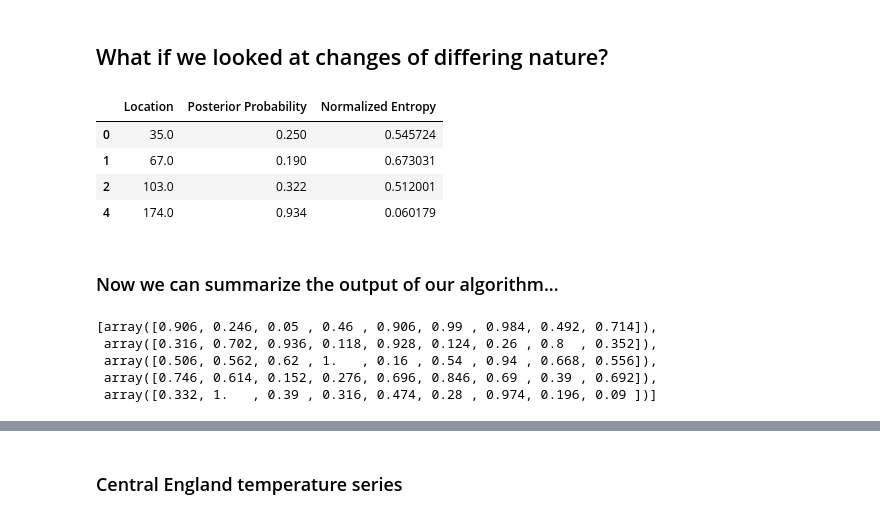
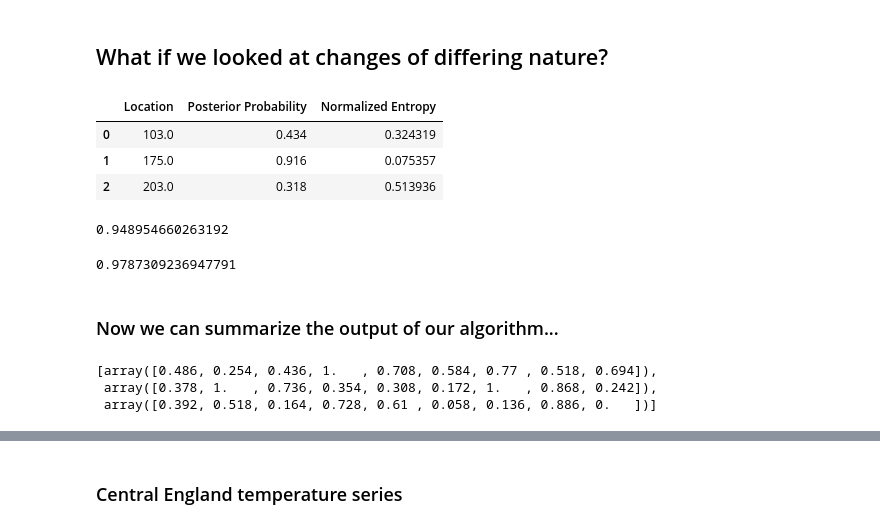
Before and after one commit to manilasoldier/bclr, a Jupyter notebook: bclr_multi_examples.ipynb, the cells around one changed output, grey strips where cells are left out. Cells and saved outputs as stored; diff of their text form; code cells hidden in the pictures.

```diff
--- a/bclr_multi_examples.ipynb
+++ b/bclr_multi_examples.ipynb
@@ -139,12 +167,17 @@ print(randindex(cp_cf + [n], bkps))
 # %%
 np.random.seed(881923)
 h1 = np.array([[1, 0.2, 0.1], [0.2, 1, 0], [0.1, 0, 1]])
-h2 = np.array([[4, 0.2, 0.1], [0.2, 1, 0], [0.1, 0, 1]])
+h2 = np.array([[4, 0.4, 0.1], [0.4, 1, 0], [0.1, 0, 1]])
+h3 = np.array([[4, 0.4, -1.7], [0.4, 1, 0], [-1.7, 0, 1]])
 L1 = np.linalg.cholesky(h1)
 L2 = np.linalg.cholesky(h2)
+L3 = np.linalg.cholesky(h3)
 
 a = np.random.randn(100, 3) @ L1
 b = np.random.randn(75, 3) @ L2
-c = np.random.randn(30, 3) @ L2 + np.broadcast_to([0, 3, -1], (30, 3))
+c = np.random.randn(30, 3) @ L2 + np.broadcast_to([0, 3, 0], (30, 3))
+d = np.random.randn(45, 3) @ L3 + np.broadcast_to([0, 3, 0], (45, 3))
 
-Xnew = pf.fit_transform(ss.fit_transform(np.r_[a,b,c]))
+X = np.r_[a,b,c,d]
+Xnew = ss.fit_transform(pf.fit_transform(np.r_[a,b,c,d]))
+prior_cov9 = np.diag(np.repeat(1, 9))
@@ -153,13 +184,3 @@ prior_cov9 = np.diag(np.repeat(1, 9))
 # %%
-bclrM_new = bclr.MultiBayesCC(Xnew, cps=5, prior_cov=prior_cov9, min_size=10)
-bclrM_new.warm_up()
-bclrM_new.fit()
+bclrM_new = bclr.MultiBayesCC(Xnew, cps=6, prior_cov=prior_cov9, min_size=10)
+cps=bclrM_new.predict()
-# %%
-bclrM_new.transform()
-bclrM_new.cps_df(thr=thr)
-# %% [output]
-|  | Location | Posterior Probability | Normalized Entropy |
-| 0 | 35.0 | 0.250 | 0.545724 |
-| 1 | 67.0 | 0.190 | 0.673031 |
-| 2 | 103.0 | 0.322 | 0.512001 |
-| 4 | 174.0 | 0.934 | 0.060179 |
@@ -165,0 +197,7 @@ bclrM_new.cps_df(thr=thr)
+# %%
+cps
+# %% [output]
+|  | Location | Posterior Probability | Normalized Entropy |
+| 0 | 103.0 | 0.434 | 0.324319 |
+| 1 | 175.0 | 0.916 | 0.075357 |
+| 2 | 203.0 | 0.318 | 0.513936 |
@@ -166,13 +206,20 @@ bclrM_new.cps_df(thr=thr)
+# %%
+cps_bclr = list(cps['Location'])+[250]
+adj_rand(cps_bclr, changes)
+# %% [output]
+0.948954660263192
+# %%
+randindex(cps_bclr, changes)
+# %% [output]
+0.9787309236947791
 # %% [markdown]
 ### Now we can summarize the output of our algorithm...
 # %%
 [np.mean(bc.post_beta > 0, axis=0) for bc in bclrM_new.bccs_]
 # %% [output]
-[array([0.906, 0.246, 0.05 , 0.46 , 0.906, 0.99 , 0.984, 0.492, 0.714]),
- array([0.316, 0.702, 0.936, 0.118, 0.928, 0.124, 0.26 , 0.8  , 0.352]),
- array([0.506, 0.562, 0.62 , 1.   , 0.16 , 0.54 , 0.94 , 0.668, 0.556]),
- array([0.746, 0.614, 0.152, 0.276, 0.696, 0.846, 0.69 , 0.39 , 0.692]),
- array([0.332, 1.   , 0.39 , 0.316, 0.474, 0.28 , 0.974, 0.196, 0.09 ])]
+[array([0.486, 0.254, 0.436, 1.   , 0.708, 0.584, 0.77 , 0.518, 0.694]),
+ array([0.378, 1.   , 0.736, 0.354, 0.308, 0.172, 1.   , 0.868, 0.242]),
+ array([0.392, 0.518, 0.164, 0.728, 0.61 , 0.058, 0.136, 0.886, 0.   ])]
 # %%
 # This indciates that the x_1^2 increases the most in the first instance,
 # and x_2 for the second changepoint, thought x_2^2 is close...
```
Also changed, not shown: parts of 18 cells of this notebook, 1 other file.
